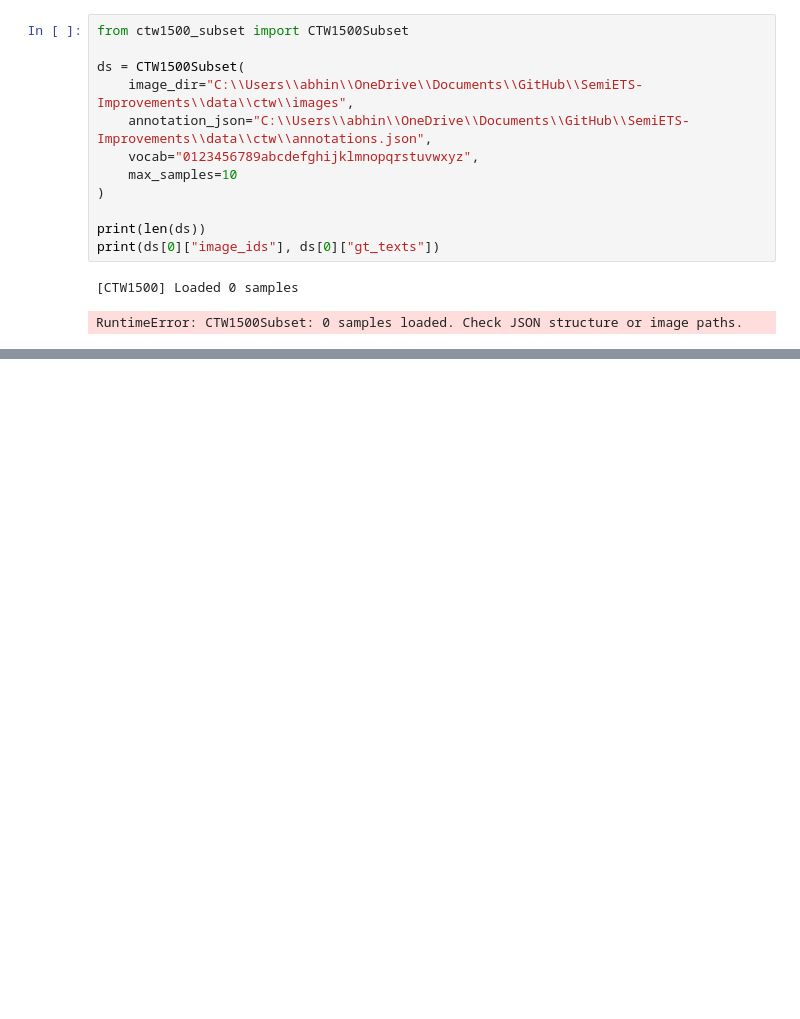
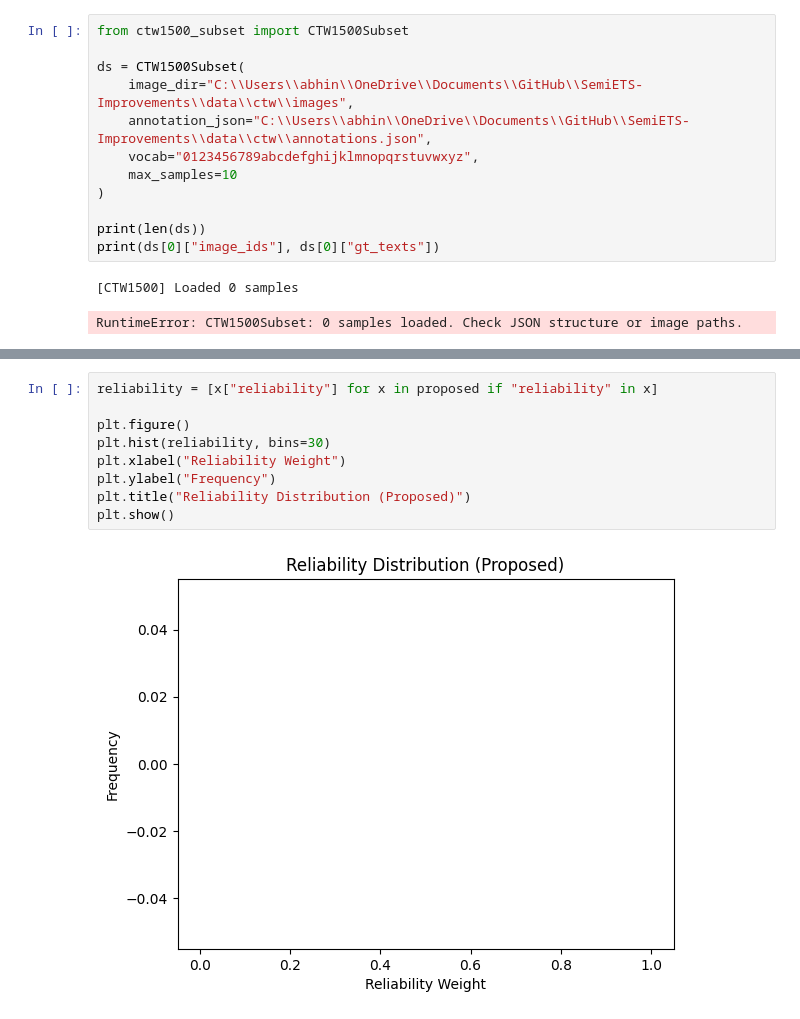
Before and after one commit to maxprogrammer007/SemiETS-Improvements, a Jupyter notebook: notebook2.ipynb, the cells around one changed output, grey strips where cells are left out. Drawn from its saved outputs; the diff is of its cells as text; blank space fills up the shorter version.

```diff
--- a/notebook2.ipynb
+++ b/notebook2.ipynb
@@ -228,0 +268,11 @@ TypeError: CTW1500Subset.__init__() got an unexpected keyword argument 'xml_dir'
+# %%
+reliability = [x["reliability"] for x in proposed if "reliability" in x]
+
+plt.figure()
+plt.hist(reliability, bins=30)
+plt.xlabel("Reliability Weight")
+plt.ylabel("Frequency")
+plt.title("Reliability Distribution (Proposed)")
+plt.show()
+# %% [output]
+[figure, added]
```
Also changed, not shown: parts of 3 cells of this notebook.
